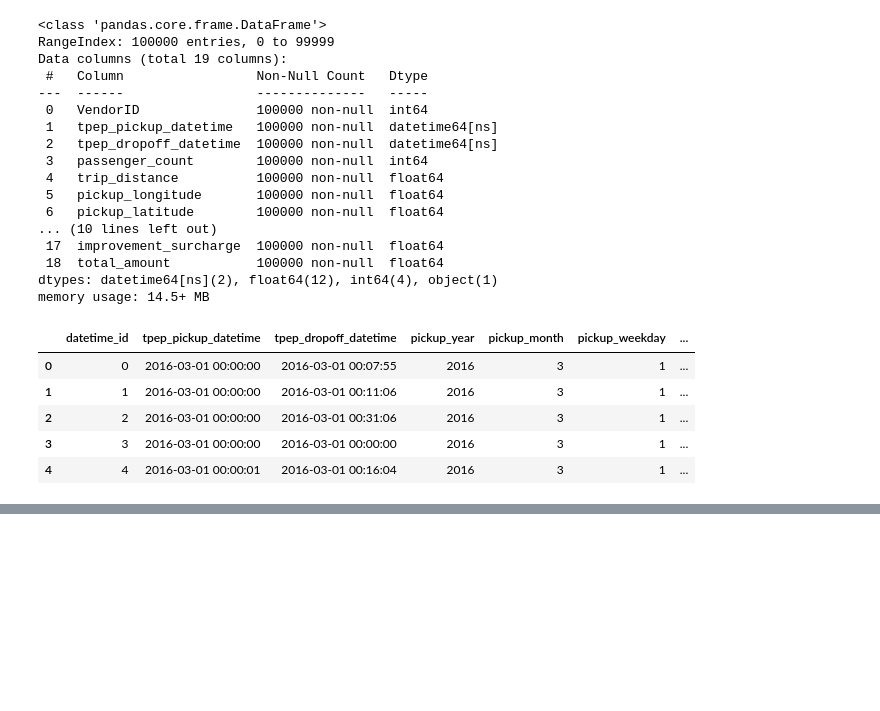
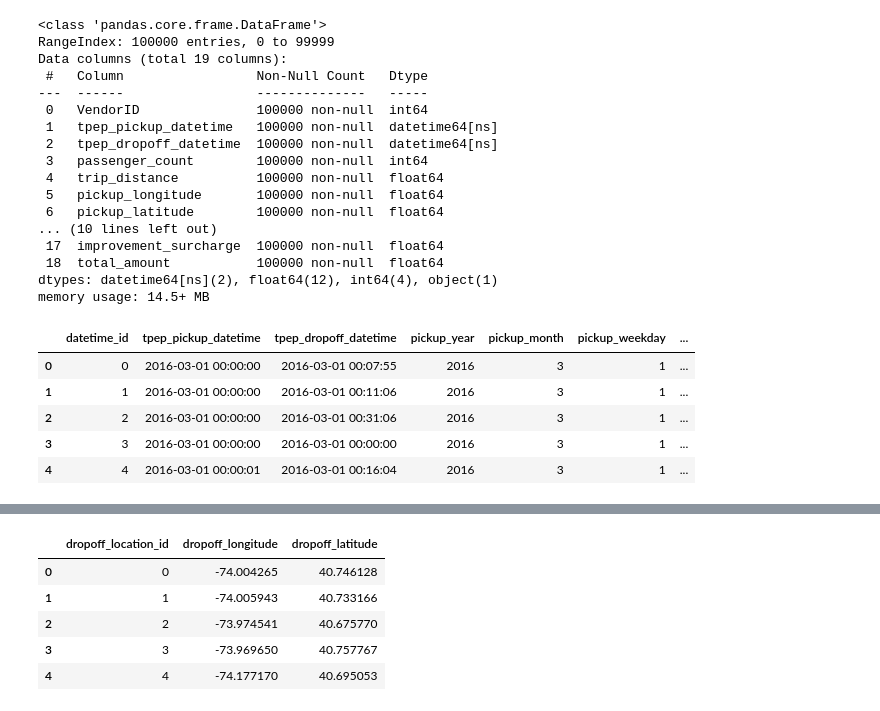
Before and after one commit to fevc08/uber_project, a Jupyter notebook: explorer.ipynb, the cells around one changed output, grey strips where cells are left out. Saved outputs shown, nothing was run; the diff lists cells and outputs as text; code cells hidden in the pictures; blank space fills up the shorter version.

```diff
--- a/explorer.ipynb
+++ b/explorer.ipynb
@@ -97,0 +143,13 @@ datetime_dim.head()
+# %%
+dropoff_location_dim = uber_ds[['dropoff_longitude', 'dropoff_latitude']].drop_duplicates().reset_index(drop=True)
+dropoff_location_dim['dropoff_location_id'] = dropoff_location_dim.index
+dropoff_location_dim = dropoff_location_dim[['dropoff_location_id', 'dropoff_longitude', 'dropoff_latitude']]
+
+dropoff_location_dim.head()
+# %% [output]
+|  | dropoff_location_id | dropoff_longitude | dropoff_latitude |
+| 0 | 0 | -74.004265 | 40.746128 |
+| 1 | 1 | -74.005943 | 40.733166 |
+| 2 | 2 | -73.974541 | 40.675770 |
+| 3 | 3 | -73.969650 | 40.757767 |
+| 4 | 4 | -74.177170 | 40.695053 |
```
Also changed, not shown: parts of 12 cells of this notebook.
